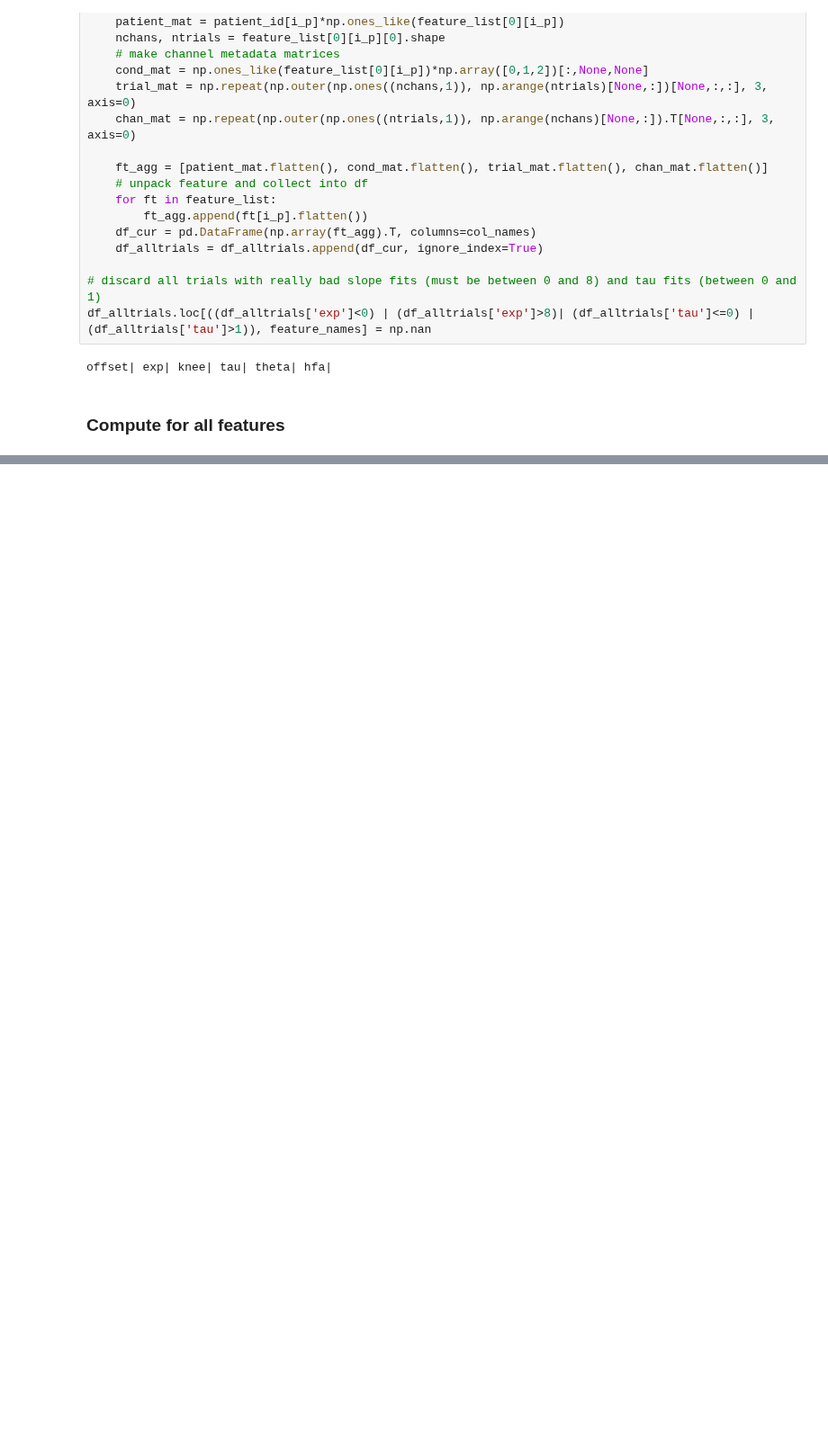
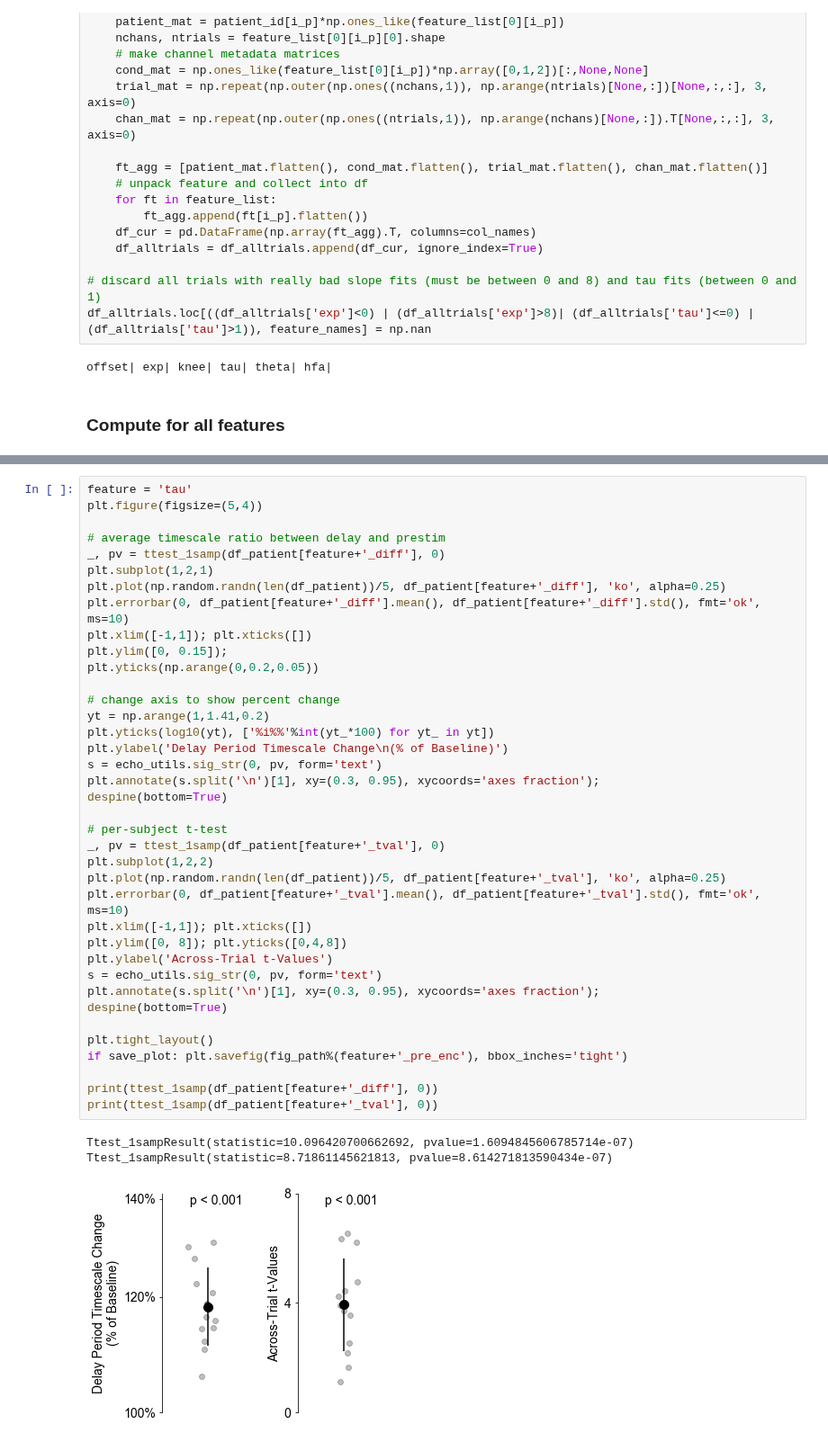
Before and after one commit to rdgao/field-echos, a Jupyter notebook: notebooks/4_viz_human_wm.ipynb, the cells around one changed output, grey strips where cells are left out. Shown at 90% size. Saved outputs shown, nothing was run; the diff lists cells and outputs as text; blank space fills up the shorter version.

```diff
--- a/notebooks/4_viz_human_wm.ipynb
+++ b/notebooks/4_viz_human_wm.ipynb
@@ -103,0 +150,42 @@ offset| exp| knee| tau| theta| hfa|
+# %%
+feature = 'tau'
+plt.figure(figsize=(5,4))
+
+# average timescale ratio between delay and prestim
+_, pv = ttest_1samp(df_patient[feature+'_diff'], 0)
+plt.subplot(1,2,1)
+plt.plot(np.random.randn(len(df_patient))/5, df_patient[feature+'_diff'], 'ko', alpha=0.25)
+plt.errorbar(0, df_patient[feature+'_diff'].mean(), df_patient[feature+'_diff'].std(), fmt='ok', ms=10)
+plt.xlim([-1,1]); plt.xticks([])
+plt.ylim([0, 0.15]);
+plt.yticks(np.arange(0,0.2,0.05))
+
+# change axis to show percent change
+yt = np.arange(1,1.41,0.2)
+plt.yticks(log10(yt), ['%i%%'%int(yt_*100) for yt_ in yt])
+plt.ylabel('Delay Period Timescale Change\n(% of Baseline)')
+s = echo_utils.sig_str(0, pv, form='text')
+plt.annotate(s.split('\n')[1], xy=(0.3, 0.95), xycoords='axes fraction');
+despine(bottom=True)
+
+# per-subject t-test
+_, pv = ttest_1samp(df_patient[feature+'_tval'], 0)
+plt.subplot(1,2,2)
+plt.plot(np.random.randn(len(df_patient))/5, df_patient[feature+'_tval'], 'ko', alpha=0.25)
+plt.errorbar(0, df_patient[feature+'_tval'].mean(), df_patient[feature+'_tval'].std(), fmt='ok', ms=10)
+plt.xlim([-1,1]); plt.xticks([])
+plt.ylim([0, 8]); plt.yticks([0,4,8])
+plt.ylabel('Across-Trial t-Values')
+s = echo_utils.sig_str(0, pv, form='text')
+plt.annotate(s.split('\n')[1], xy=(0.3, 0.95), xycoords='axes fraction');
+despine(bottom=True)
+
+plt.tight_layout()
+if save_plot: plt.savefig(fig_path%(feature+'_pre_enc'), bbox_inches='tight')
+
+print(ttest_1samp(df_patient[feature+'_diff'], 0))
+print(ttest_1samp(df_patient[feature+'_tval'], 0))
+# %% [output]
+Ttest_1sampResult(statistic=10.096420700662692, pvalue=1.6094845606785714e-07)
+Ttest_1sampResult(statistic=8.71861145621813, pvalue=8.614271813590434e-07)
+[figure, added]
```
Also changed, not shown: parts of 29 cells of this notebook, 2 other files.
